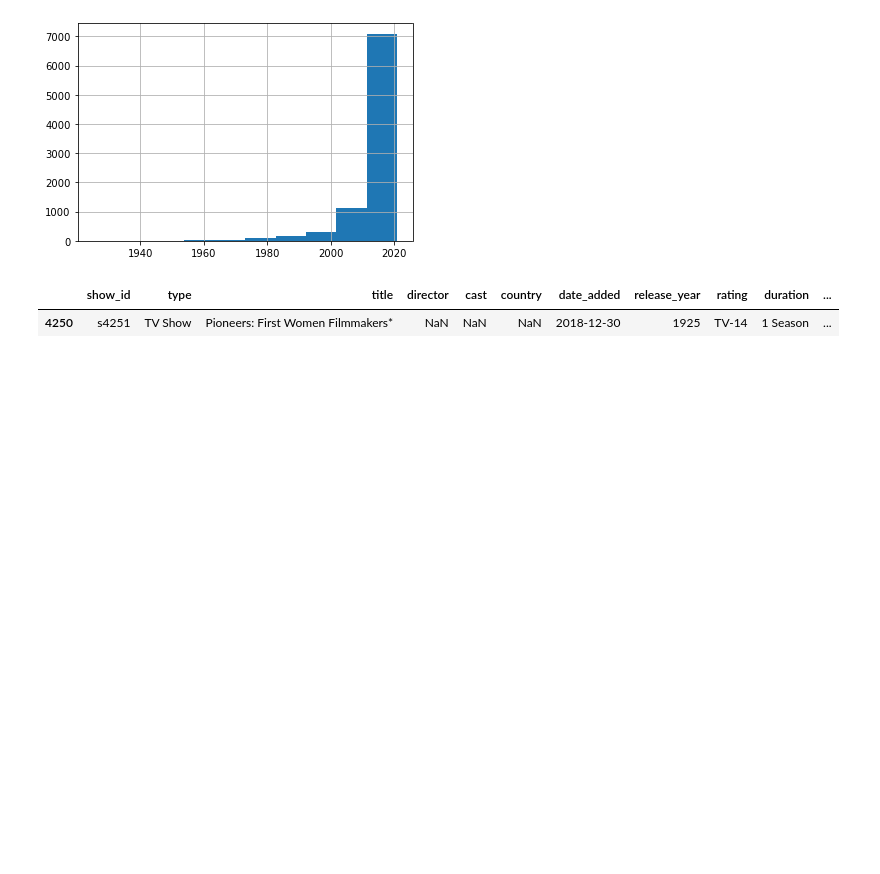
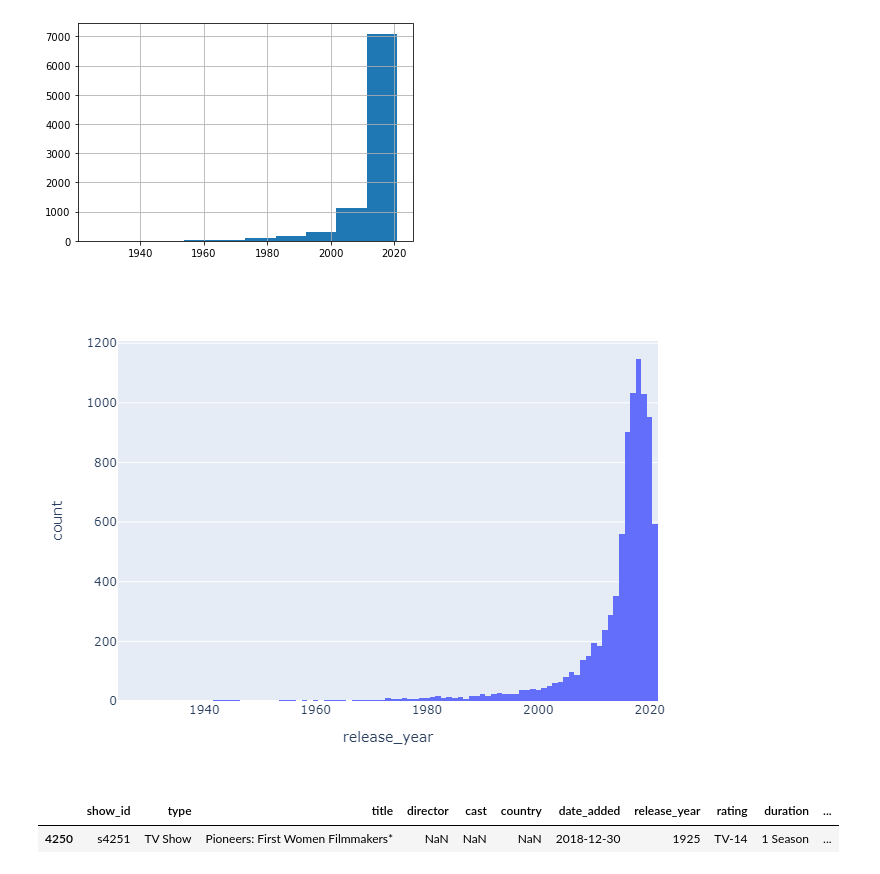
Before and after one commit to vaibhav-shaharwale/EDA, a Jupyter notebook: EDA-netflix.ipynb, the cells around one changed output. Saved outputs shown, nothing was run; the diff lists cells and outputs as text; code cells hidden in the pictures; blank space fills up the shorter version.

Commit message:
fixed px graph

```diff
--- a/EDA-netflix.ipynb
+++ b/EDA-netflix.ipynb
@@ -74,7 +74,10 @@ data_import['release_year'].hist() #matplotlib
 <AxesSubplot:>
 [figure]
 # %%
-px.histogram(data_import,x='release_year')
+fig = px.histogram(data_import,x='release_year')
+fig.show("png")
+# %% [output]
+[figure, added]
 # %%
 data_import[data_import['release_year']==1925]
 # %% [output]
```
Also changed, not shown: parts of 8 cells of this notebook.
